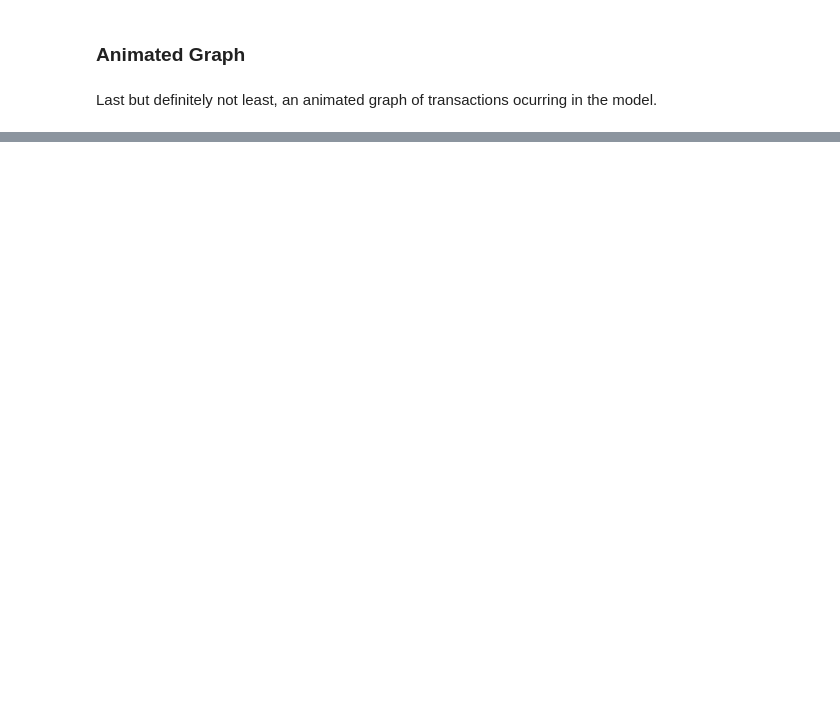
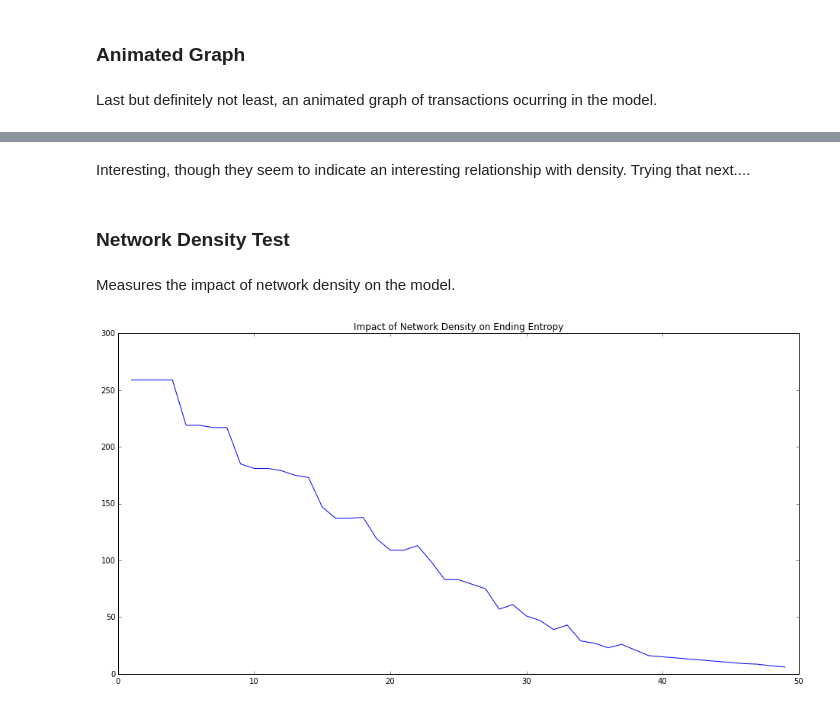
Before and after one commit to davidgljay/relmodels, a Jupyter notebook: Relnetwork 1.0.ipynb, the cells around one changed output, grey strips where cells are left out. Drawn from its saved outputs; the diff is of its cells as text; code cells hidden in the pictures; blank space fills up the shorter version.

```diff
--- a/Relnetwork 1.0.ipynb
+++ b/Relnetwork 1.0.ipynb
@@ -306,0 +337,25 @@ def networkview(transaction_log, landscape, title=""):
+# %% [markdown]
+Interesting, though they seem to indicate an interesting relationship with density. Trying that next....
+# %% [markdown]
+### Network Density Test
+# %% [markdown]
+Measures the impact of network density on the model.
+# %%
+config = {}
+config["max_entropy"]=100
+config["reduction_on_receive"]=2
+config["increase_on_send"]=1
+config["state_array_length"]=10
+config["neighborhood_size"]=10
+config["starting_entropy"]=60
+
+data = []
+
+for i in range(0,50):
+    l = Landscape(50,i*2,config)
+    logs = l.run(200)
+    data.append(median(logs["entropy_log"][-1]))
+
+linegraph(data,"Impact of Network Density on Ending Entropy")
+# %% [output]
+[figure, added]
```
Also changed, not shown: parts of 11 cells of this notebook.
